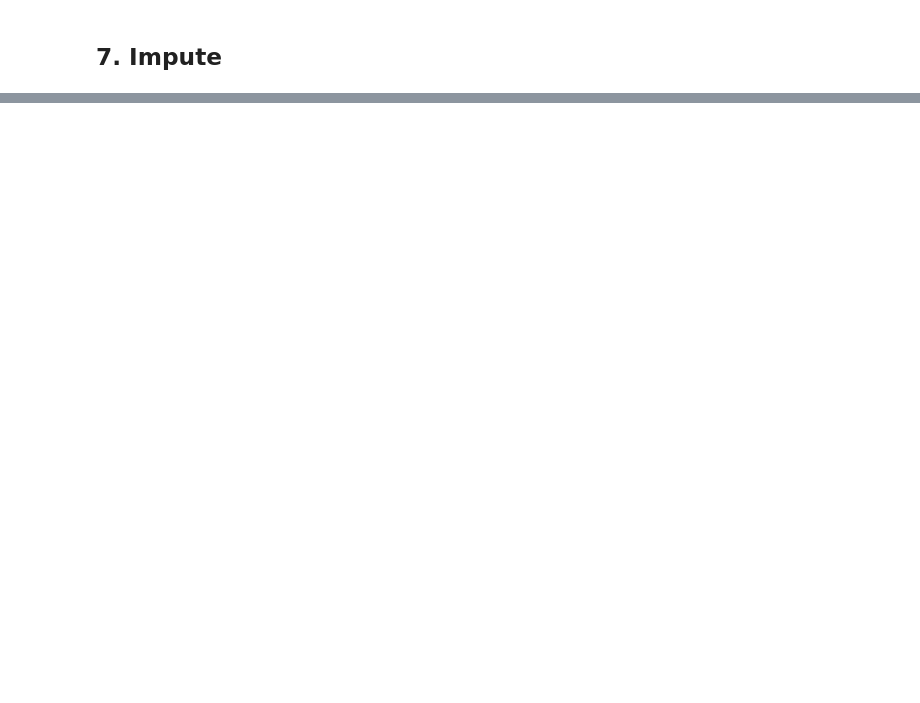
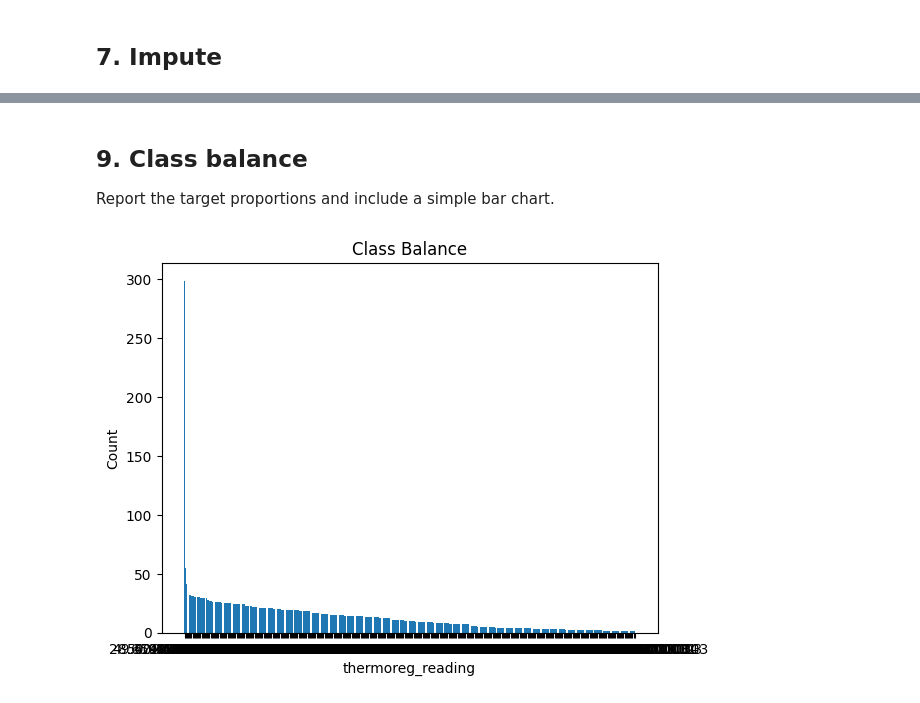
Before and after one commit to JamesCouture/CSI4506-Assignment1-Solution, a Jupyter notebook: Assignment1.ipynb, the cells around one changed output, grey strips where cells are left out. Saved outputs shown, nothing was run; the diff lists cells and outputs as text; code cells hidden in the pictures; blank space fills up the shorter version.

```diff
--- a/Assignment1.ipynb
+++ b/Assignment1.ipynb
@@ -244,0 +276,12 @@ outlier_counts
+# %%
+# Categorical: mode (most frequent); if no mode (e.g., all NaN), use "Unknown"
+for col in cat_cols:
+    mode_vals = df[col].mode(dropna=True)
+    if len(mode_vals) > 0:
+        fill_val = mode_vals.iloc[0]
+        strategy = 'most_frequent'
+    else:
+        fill_val = "Unknown"
+        strategy = 'unknown_fallback'
+    df[col] = df[col].fillna(fill_val)
+    impute_strategies[col] = {'dtype':'categorical','strategy':strategy,'fill_value': fill_val}
@@ -244,0 +403,28 @@ outlier_counts
+# %% [markdown]
+
+## 9. Class balance
+
+Report the target proportions and include a simple bar chart.
+# %%
+TARGET_COL= 'thermoreg_reading'
+
+
+# Compact histograms (one per feature)
+assert TARGET_COL in df.columns, f"Expected target column '{TARGET_COL}' in df.columns"
+
+# Proportions
+class_counts = df[TARGET_COL].value_counts(dropna=False)
+class_props  = df[TARGET_COL].value_counts(normalize=True, dropna=False)
+
+class_balance = pd.DataFrame({'count': class_counts, 'proportion': class_props}).reset_index().rename(columns={'index': TARGET_COL})
+
+# Bar chart
+plt.figure()
+plt.bar(class_counts.index.astype(str), class_counts.values)
+plt.title("Class Balance")
+plt.xlabel(TARGET_COL)
+plt.ylabel("Count")
+plt.xticks(rotation=0)
+plt.show()
+# %% [output]
+[figure, added]
```
Also changed, not shown: parts of 17 cells of this notebook.
